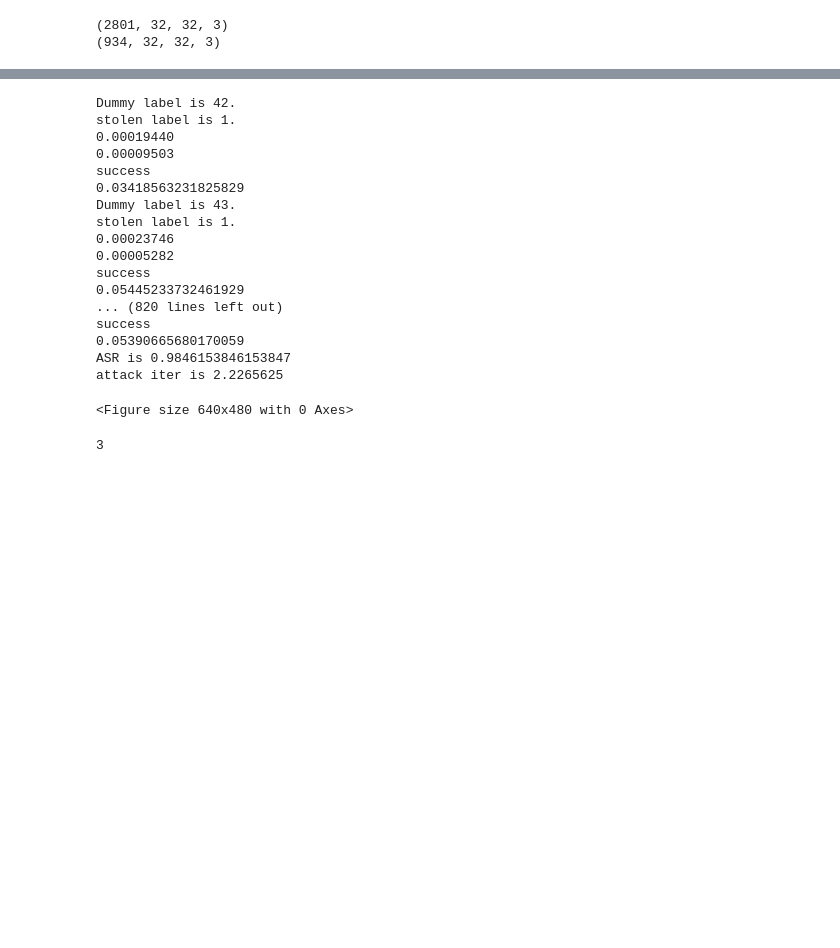
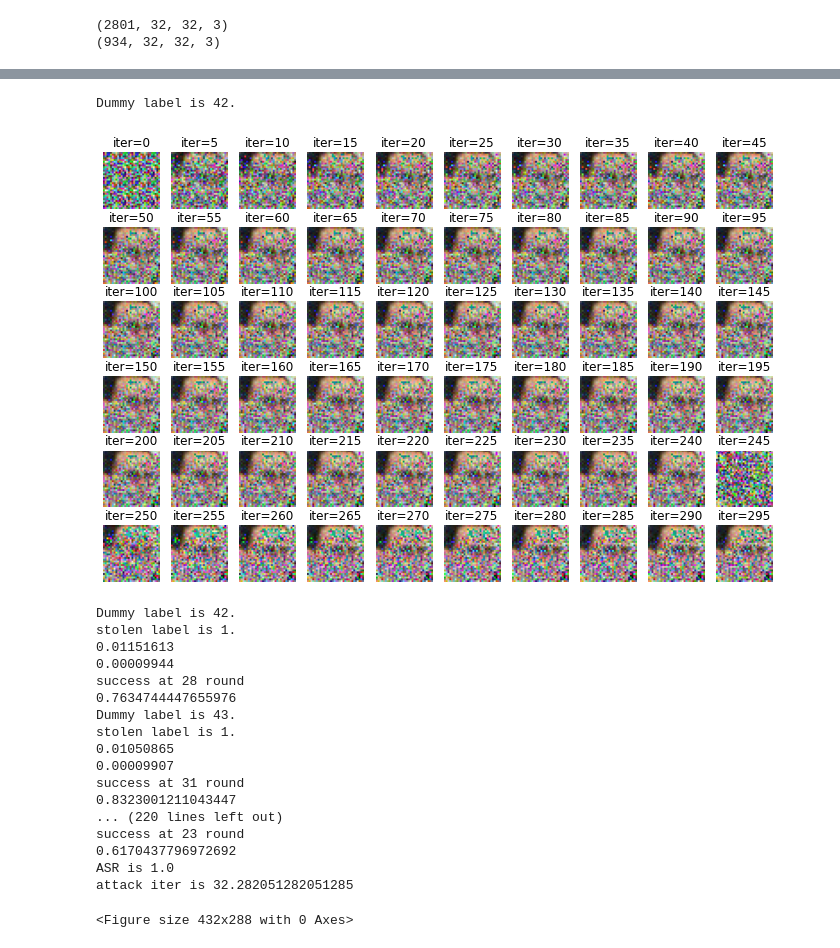
Before and after one commit to wkqls0829/5g_FL_attack, a Jupyter notebook: CPL/LFW_batch.ipynb, the cells around one changed output, grey strips where cells are left out. Drawn from its saved outputs; the diff is of its cells as text; code cells hidden in the pictures; blank space fills up the shorter version.

```diff
--- a/CPL/LFW_batch.ipynb
+++ b/CPL/LFW_batch.ipynb
@@ -649,3 +612,14 @@ stolen label is 27.
+# %%
+plt.figure(figsize=(12, 8))
+for i in range(60):
+  plt.subplot(6, 10, i + 1)
+  plt.imshow(history[i * 5])
+  plt.title("iter=%d" % (i * 5))
+  plt.axis('off')
+print("Dummy label is %d." % torch.argmax(dummy_label, dim=-1).item())
+# %% [output]
+Dummy label is 42.
+[figure, added]
 # %%
 def CPL(original_dy_dx, threshhold=0.0001, seed=0):
     for item in range(1):
@@ -740,11 +805,11 @@ def CPL(original_dy_dx, threshhold=0.0001, seed=0):
 # %%
 threshhold = 0.0001
 batch = 8
-labels = [1, 2, 6, 7, 8, 9, 14, 16, 21, 25, 26, 27,  47]
+labels = [1, 2, 6, 7, 8, 9, 14, 16, 21, 25, 26, 27, 47]
 history_list = []
 success_num = 0
 attack_iter_sum = 0
-seed_num = 10
+seed_num = 3
 for label in labels:
     idx_m = []
 
@@ -757,7 +822,7 @@ for label in labels:
     original_dy_dx, original_pred = sample_and_calcgrad(idx_m)
     history_tmp = []
     for seed in range(seed_num):
-        success_iter, history = CPL(original_dy_dx, threshhold=threshhold, seed=seed)
+        success_iter, history = CPL_IDLG(original_dy_dx, threshhold=threshhold, seed=seed)
         if success_iter:
             success_num += 1
             attack_iter_sum += success_iter
@@ -770,23 +835,19 @@ print(f"attack iter is {attack_iter_sum / success_num}")
 # %% [output]
 Dummy label is 42.
 stolen label is 1.
-0.00019440
-0.00009503
-success
-0.03418563231825829
+0.01151613
+0.00009944
+success at 28 round
+0.7634744447655976
 Dummy label is 43.
 stolen label is 1.
-0.00023746
-0.00005282
-success
-0.05445233732461929
-... (820 lines left out)
-success
-0.05390665680170059
-ASR is 0.9846153846153847
-attack iter is 2.2265625
+0.01050865
+0.00009907
+success at 31 round
+0.8323001211043447
+... (220 lines left out)
+success at 23 round
+0.6170437796972692
+ASR is 1.0
+attack iter is 32.282051282051285
-<Figure size 640x480 with 0 Axes>
+<Figure size 432x288 with 0 Axes>
-# %%
-len(history_list[0][0])
-# %% [output]
-3
```
Also changed, not shown: parts of 13 cells of this notebook, 5 other files.
